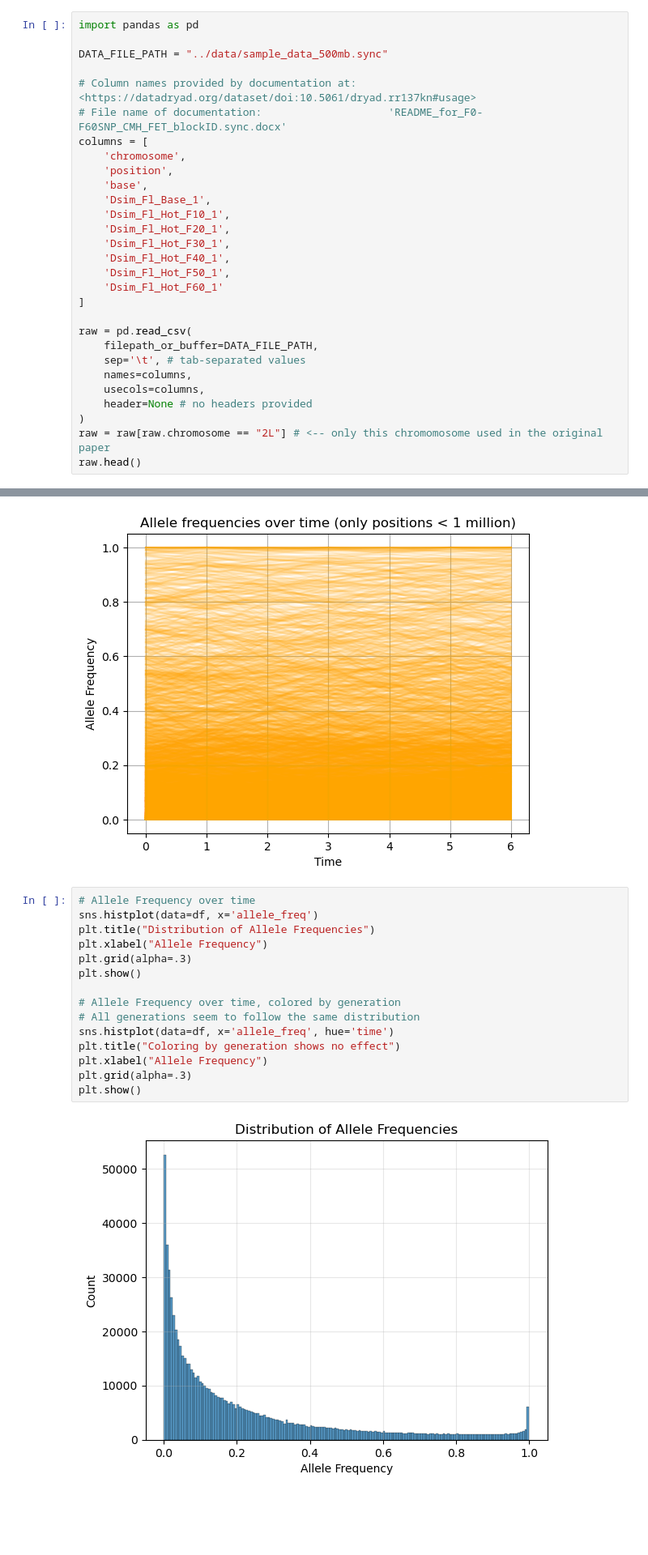
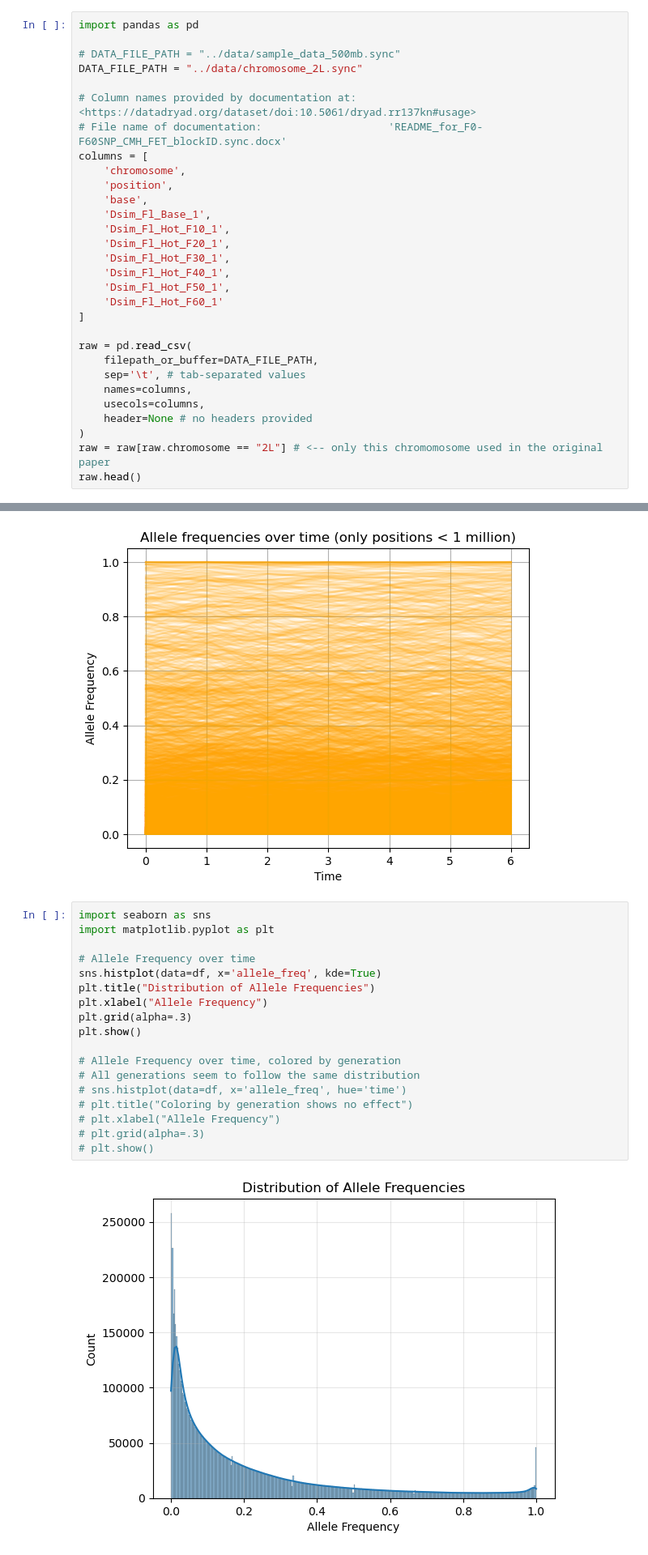
Before and after one commit to Vostanis/predicting_DFE, a Jupyter notebook: notebooks/00_explore.ipynb, the cells around one changed output, grey strips where cells are left out. Shown at 81% size. Drawn from its saved outputs; the diff is of its cells as text; blank space fills up the shorter version.

Commit message:
chromosome 2L only in new data
allele frequencies plotted (over time included)

```diff
--- a/notebooks/00_explore.ipynb
+++ b/notebooks/00_explore.ipynb
@@ -17,7 +17,8 @@ This means we can bring in models from other directories (like ./models)
 # %%
 import pandas as pd
 
-DATA_FILE_PATH = "../data/sample_data_500mb.sync"
+# DATA_FILE_PATH = "../data/sample_data_500mb.sync"
+DATA_FILE_PATH = "../data/chromosome_2L.sync"
 
 # Column names provided by documentation at:     <https://datadryad.org/dataset/doi:10.5061/dryad.rr137kn#usage>
 # File name of documentation:                    'README_for_F0-F60SNP_CMH_FET_blockID.sync.docx'
@@ -186,19 +187,22 @@ The palette list has fewer values (1) than needed (3003) and will cycle, which m
   sns.lineplot(
 [figure]
 # %%
+import seaborn as sns
+import matplotlib.pyplot as plt
+
 # Allele Frequency over time
-sns.histplot(data=df, x='allele_freq')
+sns.histplot(data=df, x='allele_freq', kde=True)
 plt.title("Distribution of Allele Frequencies")
 plt.xlabel("Allele Frequency")
 plt.grid(alpha=.3)
 plt.show()
 
 # Allele Frequency over time, colored by generation
 # All generations seem to follow the same distribution
-sns.histplot(data=df, x='allele_freq', hue='time')
-plt.title("Coloring by generation shows no effect")
-plt.xlabel("Allele Frequency")
-plt.grid(alpha=.3)
-plt.show()
+# sns.histplot(data=df, x='allele_freq', hue='time')
+# plt.title("Coloring by generation shows no effect")
+# plt.xlabel("Allele Frequency")
+# plt.grid(alpha=.3)
+# plt.show()
 # %% [output]
-[figure, old version]
+[figure, new version]
```
Also changed, not shown: parts of 10 cells of this notebook, 6 other files.
